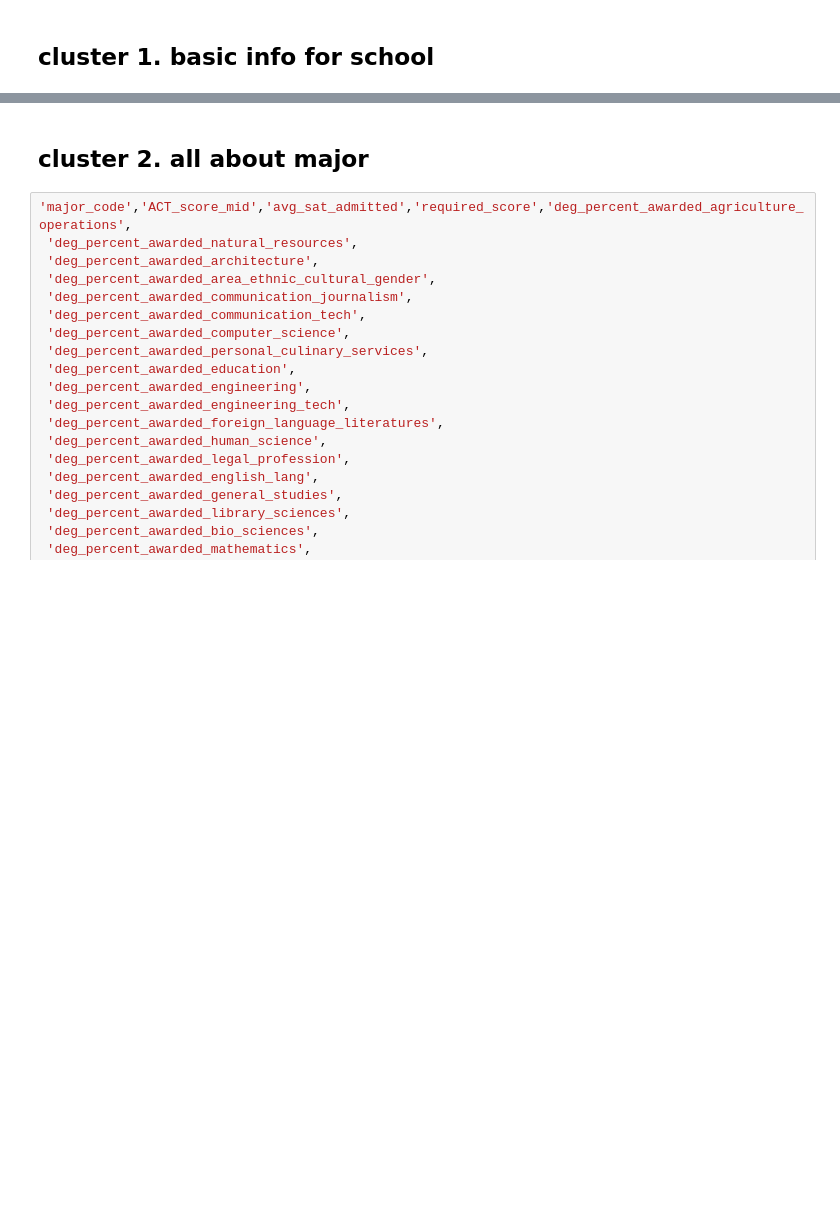
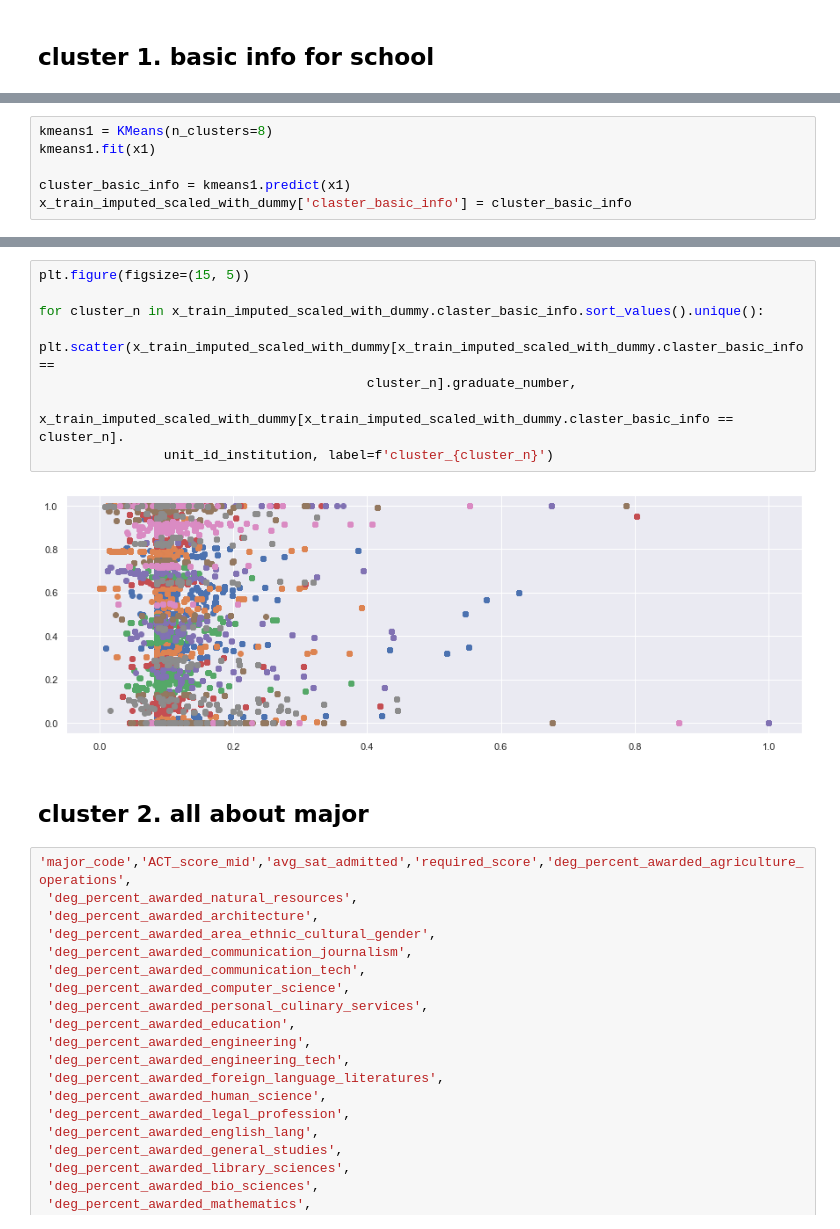
Before and after one commit to CDM-College-ROI/capstone_working_repo, a Jupyter notebook: cc_folder/cc_modeling.ipynb, the cells around one changed output, grey strips where cells are left out. Saved outputs shown, nothing was run; the diff lists cells and outputs as text; blank space fills up the shorter version.

```diff
--- a/cc_folder/cc_modeling.ipynb
+++ b/cc_folder/cc_modeling.ipynb
@@ -318,0 +370,6 @@ train_imputed.shape
+# %%
+kmeans1 = KMeans(n_clusters=8)
+kmeans1.fit(x1)
+
+cluster_basic_info = kmeans1.predict(x1)
+x_train_imputed_scaled_with_dummy['claster_basic_info'] = cluster_basic_info
@@ -319,3 +385,13 @@ train_imputed.shape
+# %%
+plt.figure(figsize=(15, 5))
+
+for cluster_n in x_train_imputed_scaled_with_dummy.claster_basic_info.sort_values().unique():
+    plt.scatter(x_train_imputed_scaled_with_dummy[x_train_imputed_scaled_with_dummy.claster_basic_info ==
+                                          cluster_n].graduate_number,
+                x_train_imputed_scaled_with_dummy[x_train_imputed_scaled_with_dummy.claster_basic_info == cluster_n].
+                unit_id_institution, label=f'cluster_{cluster_n}')
+# %% [output]
+[figure, added]
 # %% [markdown]
 ## cluster 2. all about major
 # %%
```
Also changed, not shown: parts of 53 cells of this notebook.
